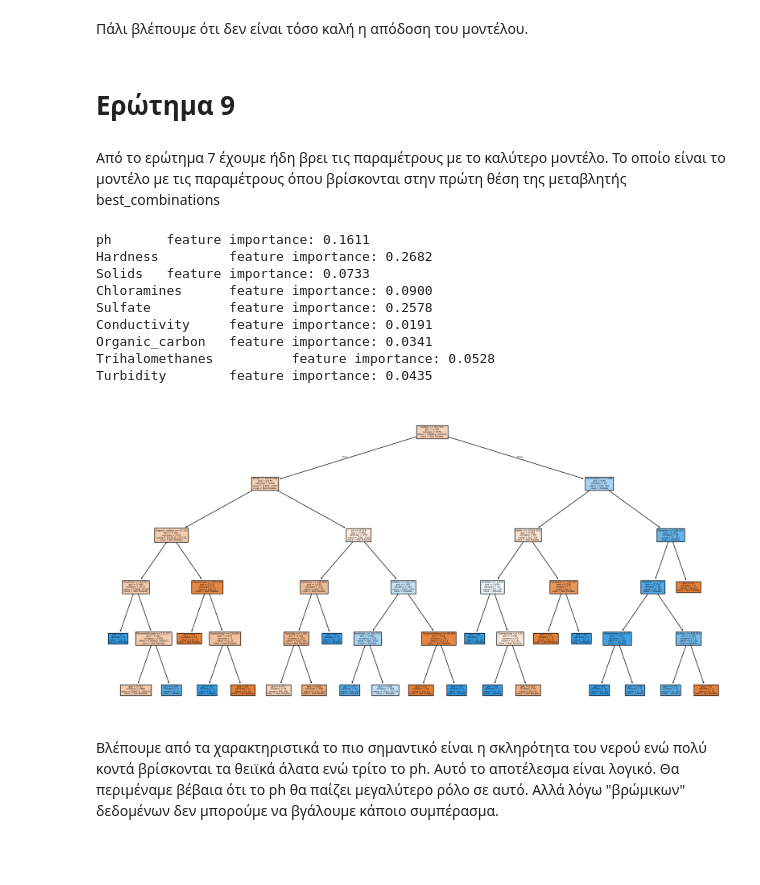
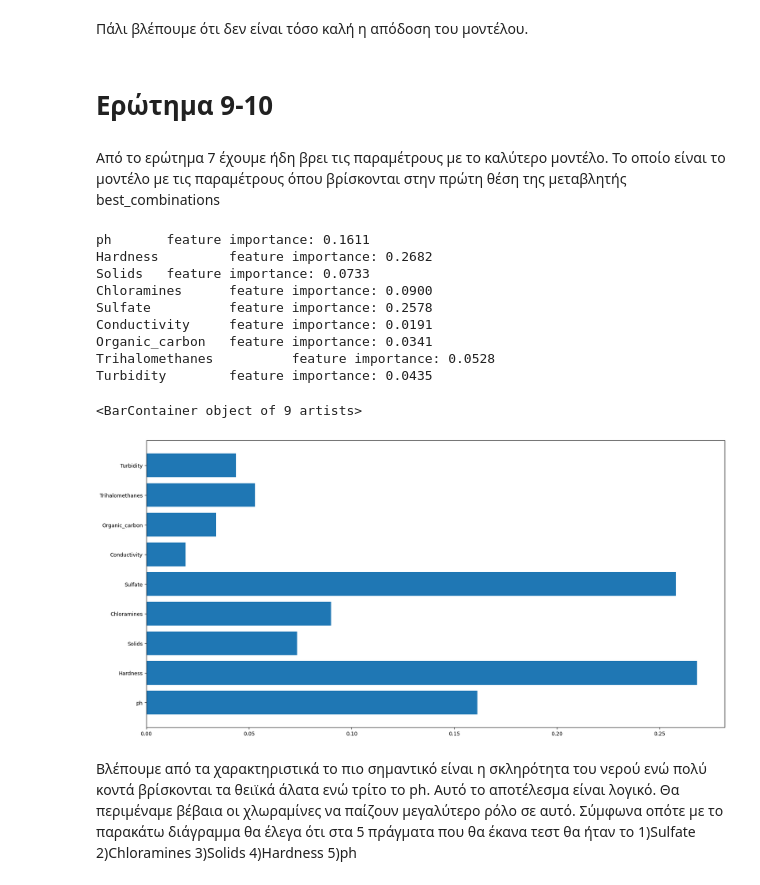
Before and after one commit to markos-merge/machine_learning_assignment_2, a Jupyter notebook: assignment2.ipynb, the cells around one changed output. Drawn from its saved outputs; the diff is of its cells as text; code cells hidden in the pictures; blank space fills up the shorter version.

```diff
--- a/assignment2.ipynb
+++ b/assignment2.ipynb
@@ -345,28 +346,35 @@ Accuracy of best model on training samples with 6.5 <= pH <= 8.5: 0.5895
 # %% [markdown]
 Πάλι βλέπουμε ότι δεν είναι τόσο καλή η απόδοση του μοντέλου.
 # %% [markdown]
-# Ερώτημα 9
+# Ερώτημα 9-10
 # %% [markdown]
 Από το ερώτημα 7 έχουμε ήδη βρει τις παραμέτρους με το καλύτερο μοντέλο. Το οποίο είναι το μοντέλο με τις παραμέτρους όπου βρίσκονται στην πρώτη θέση της μεταβλητής best_combinations
 # %%
 model = getDecisionTreeModel( best_combinations[0][1], best_combinations[0][2], best_combinations[0][3], best_combinations[0][4], best_combinations[0][5], best_combinations[0][6] )
 model = trainDecisionTreeModel( model, x, y )
 
 plt.figure( figsize=(20,10) )
-tree.plot_tree( model, feature_names = inputs.columns, class_names = ['Not Potable', 'Potable'], filled = True )
+# tree.plot_tree( model, feature_names = inputs.columns, class_names = ['Not Potable', 'Potable'], filled = True )
 for i in range( len( df.columns ) - 1 ):
 	print( f"{df.columns[i]} \t feature importance: {model.feature_importances_[i]:.4f}" )
+
+plt.barh( df.columns[:-1], model.feature_importances_ )
 # %% [output]
 ph       feature importance: 0.1611
 Hardness         feature importance: 0.2682
 Solids   feature importance: 0.0733
 Chloramines      feature importance: 0.0900
 Sulfate          feature importance: 0.2578
 Conductivity     feature importance: 0.0191
 Organic_carbon   feature importance: 0.0341
 Trihalomethanes          feature importance: 0.0528
 Turbidity        feature importance: 0.0435
+<BarContainer object of 9 artists>
-[figure, old version]
+[figure, new version]
 # %% [markdown]
-Βλέπουμε από τα χαρακτηριστικά το πιο σημαντικό είναι η σκληρότητα του νερού ενώ πολύ κοντά βρίσκονται τα θειϊκά άλατα ενώ τρίτο το ph. Αυτό το αποτέλεσμα είναι λογικό. Θα περιμέναμε βέβαια ότι
-το ph θα παίζει μεγαλύτερο ρόλο σε αυτό. Αλλά λόγω "βρώμικων" δεδομένων δεν μπορούμε να βγάλουμε κάποιο συμπέρασμα.
+Βλέπουμε από τα χαρακτηριστικά το πιο σημαντικό είναι η σκληρότητα του νερού ενώ πολύ κοντά βρίσκονται τα θειϊκά άλατα ενώ τρίτο το ph. Αυτό το αποτέλεσμα είναι λογικό. Θα περιμέναμε βέβαια οι χλωραμίνες να παίζουν μεγαλύτερο ρόλο σε αυτό. Σύμφωνα οπότε με το παρακάτω διάγραμμα θα έλεγα ότι στα 5 πράγματα που θα έκανα τεστ θα ήταν το
+1)Sulfate
+2)Chloramines
+3)Solids
+4)Hardness
+5)ph
```
Also changed, not shown: parts of 9 cells of this notebook.
